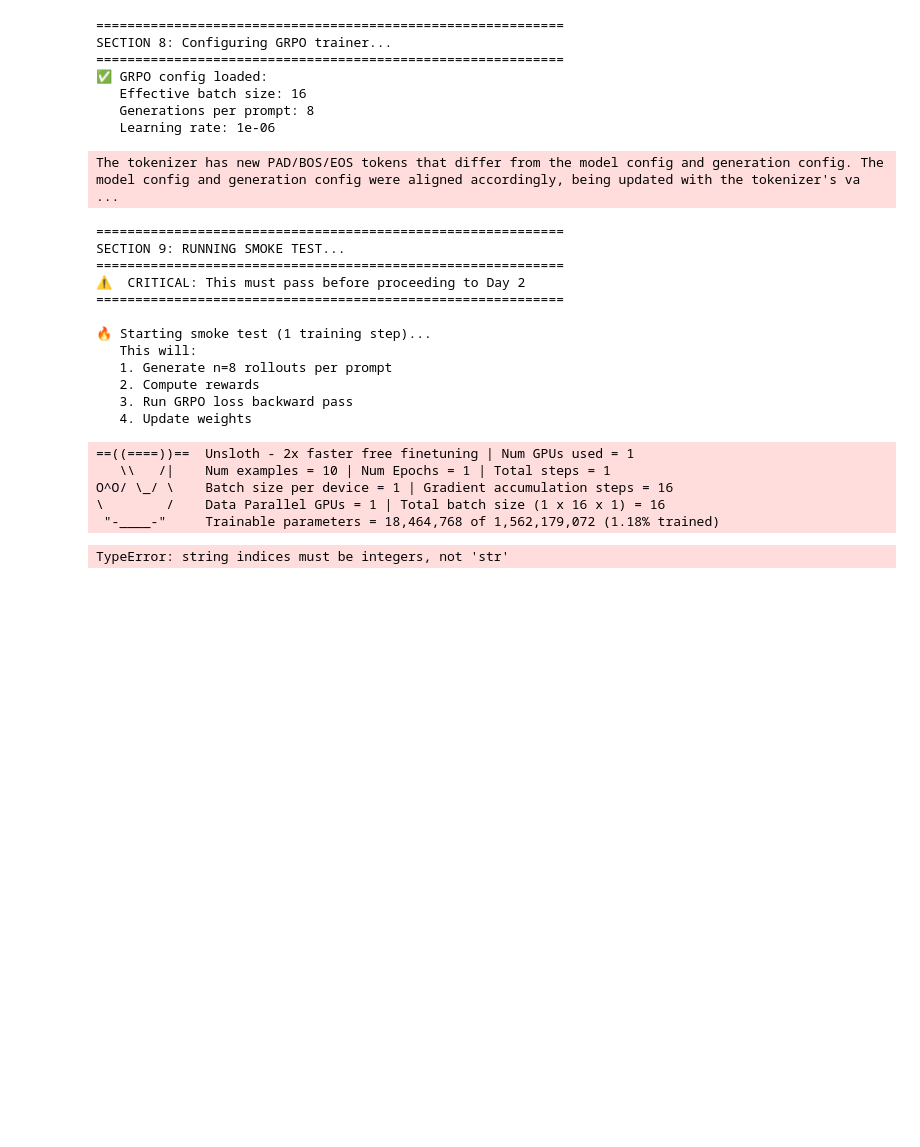
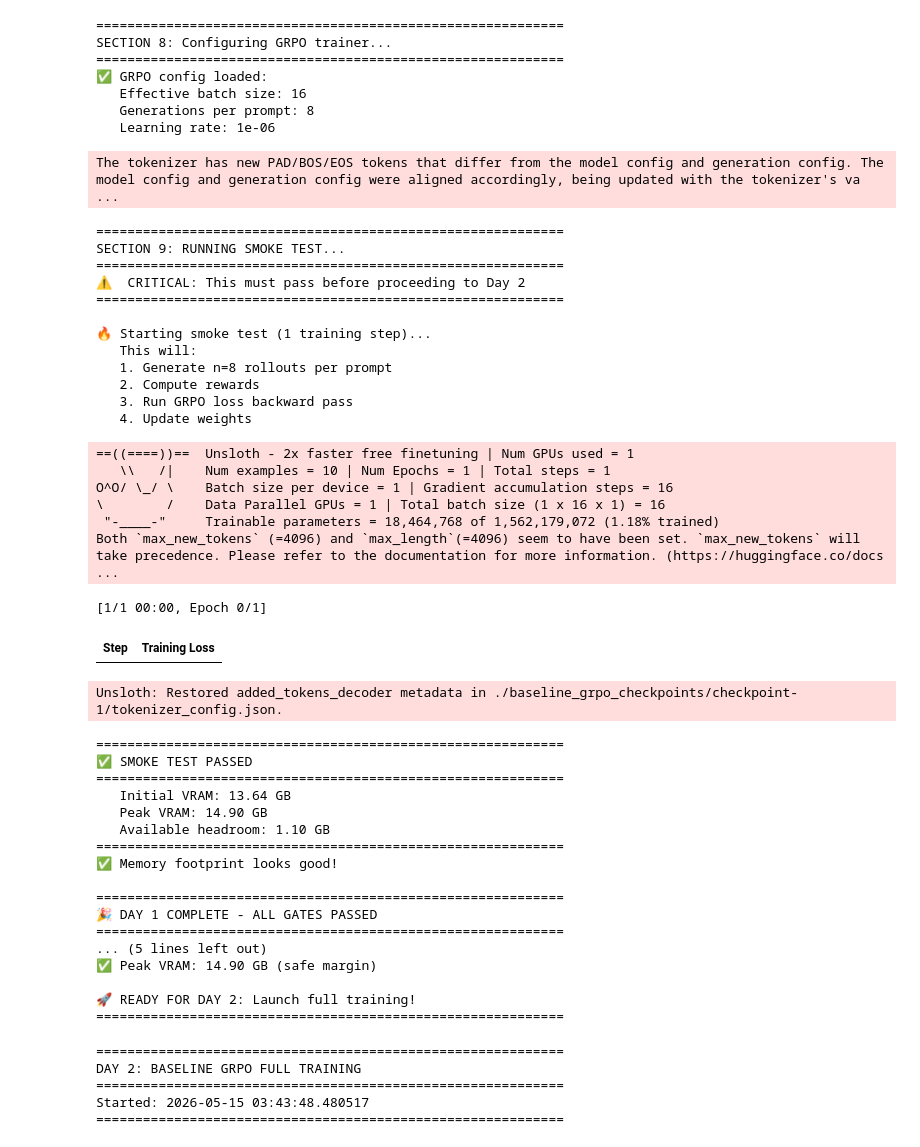
Before and after one commit to mehreen019/probe-prof, a Jupyter notebook: notebooks/probe-prof.ipynb, the cells around one changed output. Saved outputs shown, nothing was run; the diff lists cells and outputs as text; code cells hidden in the pictures; blank space fills up the shorter version.

Commit message:
smoke test passed and reward func working

```diff
--- a/notebooks/probe-prof.ipynb
+++ b/notebooks/probe-prof.ipynb
@@ -135,15 +139,16 @@ print(f"✅ Model loaded. VRAM used: {torch.cuda.memory_allocated() / 1e9:.2f} G
 # Add LoRA adapters (reduces memory, faster training)
 model = FastLanguageModel.get_peft_model(
     model,
-    r=16,              # LoRA rank
+    r=16,
     target_modules=["q_proj", "k_proj", "v_proj", "o_proj",
                    "gate_proj", "up_proj", "down_proj"],
     lora_alpha=16,
     lora_dropout=0,
     bias="none",
-    use_gradient_checkpointing="unsloth",  # Memory optimization
+    use_gradient_checkpointing=True,  # ← Change from "unsloth" to True
     random_state=3407,
 )
+
 
 # Verify trainable parameters
 trainable_params = sum(p.numel() for p in model.parameters() if p.requires_grad)
@@ -754,7 +762,7 @@ grpo_config = GRPOConfig(
     save_steps=200,
     save_total_limit=5,
     fp16=True,
-    gradient_checkpointing=True,
+    gradient_checkpointing=False,  # Disable trainer-level checkpointing too
     report_to="none",
 )
 print("✅ GRPO config loaded:")
@@ -785,8 +793,12 @@ trainer = GRPOTrainer(
     model=model,
     args=grpo_config,
     processing_class=tokenizer,
-    reward_funcs=lambda prompts, responses: [binary_outcome_reward(p, r, "42") for p, r in zip(prompts, responses)],
-    train_dataset=train_prompts[:10],  # Only 10 samples for smoke test
+    reward_funcs=[
+        lambda prompts, completions, **kwargs: [
+            binary_outcome_reward(p, r, "42") for p, r in zip(prompts, completions)
+        ]
+    ],                                        # ← list, not bare lambda; accept **kwargs
+    train_dataset=[{"prompt": p} for p in train_prompts[:10]],
 )
 
 # Clear VRAM before test
@@ -842,31 +854,70 @@ except RuntimeError as e:
         print(f"   1. Reduce num_generations: 8 → 4")
         print(f"   2. Reduce gradient_accumulation_steps: 16 → 8")
         print(f"   3. Reduce max_new_tokens: 4096 → 2048")
         print(f"   4. Enable load_in_4bit=True (last resort)")
         print(f"{'='*60}")
         raise
     else:
         print(f"\n{'='*60}")
         print(f"❌ SMOKE TEST FAILED: {e}")
         print(f"{'='*60}")
         raise
 # %% [output]
 The tokenizer has new PAD/BOS/EOS tokens that differ from the model config and generation config. The model config and generation config were aligned accordingly, being updated with the tokenizer's va ...
 ============================================================
 SECTION 9: RUNNING SMOKE TEST...
 ============================================================
 ⚠️  CRITICAL: This must pass before proceeding to Day 2
 ============================================================
 
 🔥 Starting smoke test (1 training step)...
    This will:
    1. Generate n=8 rollouts per prompt
    2. Compute rewards
    3. Run GRPO loss backward pass
    4. Update weights
 ==((====))==  Unsloth - 2x faster free finetuning | Num GPUs used = 1
    \\   /|    Num examples = 10 | Num Epochs = 1 | Total steps = 1
 O^O/ \_/ \    Batch size per device = 1 | Gradient accumulation steps = 16
 \        /    Data Parallel GPUs = 1 | Total batch size (1 x 16 x 1) = 16
  "-____-"     Trainable parameters = 18,464,768 of 1,562,179,072 (1.18% trained)
+Both `max_new_tokens` (=4096) and `max_length`(=4096) seem to have been set. `max_new_tokens` will take precedence. Please refer to the documentation for more information. (https://huggingface.co/docs ...
-TypeError: string indices must be integers, not 'str'
+[1/1 00:00, Epoch 0/1]
+| Step | Training Loss |
+Unsloth: Restored added_tokens_decoder metadata in ./baseline_grpo_checkpoints/checkpoint-1/tokenizer_config.json.
+============================================================
+✅ SMOKE TEST PASSED
+============================================================
+   Initial VRAM: 13.64 GB
+   Peak VRAM: 14.90 GB
+   Available headroom: 1.10 GB
+============================================================
+✅ Memory footprint looks good!
+
+============================================================
+🎉 DAY 1 COMPLETE - ALL GATES PASSED
+============================================================
+... (5 lines left out)
+✅ Peak VRAM: 14.90 GB (safe margin)
+
+🚀 READY FOR DAY 2: Launch full training!
+============================================================
+# %%
+import torch
+import time
+from datetime import datetime
+from datasets import load_dataset
+import random
+import json
+
+print("=" * 60)
+print("DAY 2: BASELINE GRPO FULL TRAINING")
+print("=" * 60)
+print(f"Started: {datetime.now()}")
+print("=" * 60)
+# %% [output]
+============================================================
+DAY 2: BASELINE GRPO FULL TRAINING
+============================================================
+Started: 2026-05-15 03:43:48.480517
+============================================================
```
Also changed, not shown: parts of 13 cells of this notebook, 1 other file.
